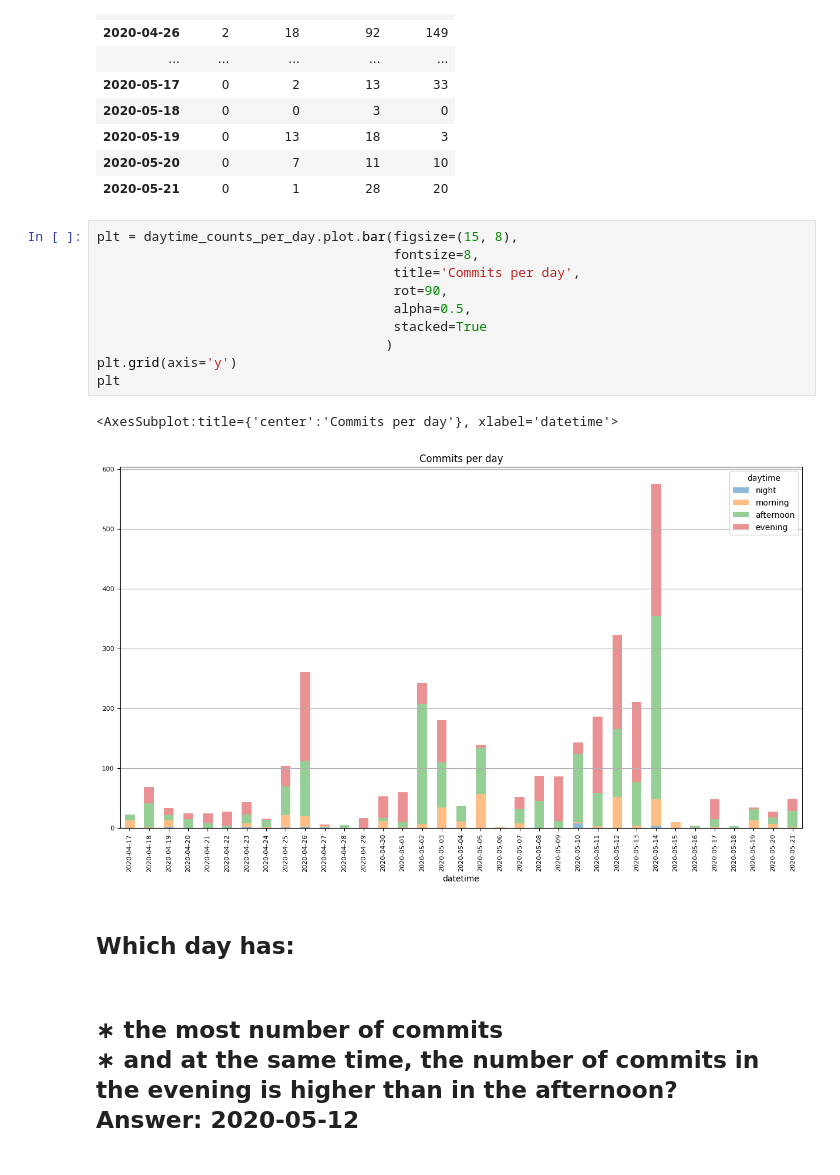
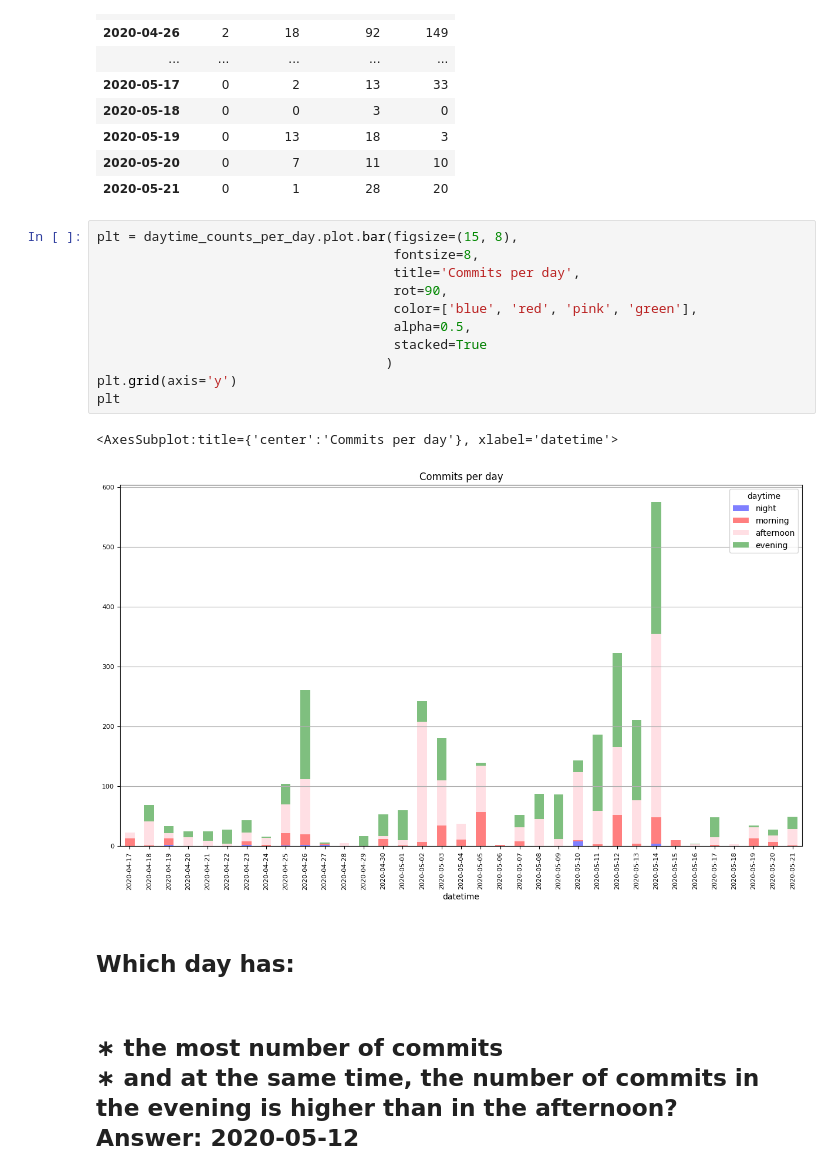
Before and after one commit to luta-wolf/Piscine_Python_Data_Science, a Jupyter notebook: DS_07/ex02/02_bar_chart.ipynb, the cells around one changed output. Saved outputs shown, nothing was run; the diff lists cells and outputs as text.

```diff
--- a/DS_07/ex02/02_bar_chart.ipynb
+++ b/DS_07/ex02/02_bar_chart.ipynb
@@ -82,16 +82,17 @@ daytime_counts_per_day
 # %%
 plt = daytime_counts_per_day.plot.bar(figsize=(15, 8),
                                       fontsize=8,
                                       title='Commits per day',
                                       rot=90,
+                                      color=['blue', 'red', 'pink', 'green'],
                                       alpha=0.5,
                                       stacked=True
                                      )
 plt.grid(axis='y')
 plt
 # %% [output]
 <AxesSubplot:title={'center':'Commits per day'}, xlabel='datetime'>
-[figure, old version]
+[figure, new version]
 # %% [markdown]
 <h2>Which day has:<h2><br>
 ∗ the most number of commits<br>
```
Also changed, not shown: 20 other files.
